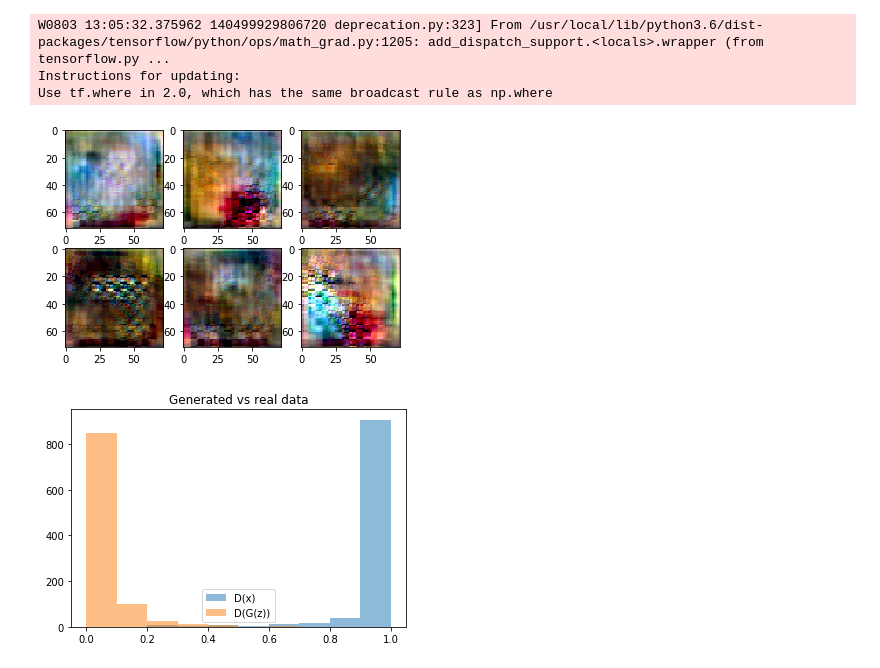
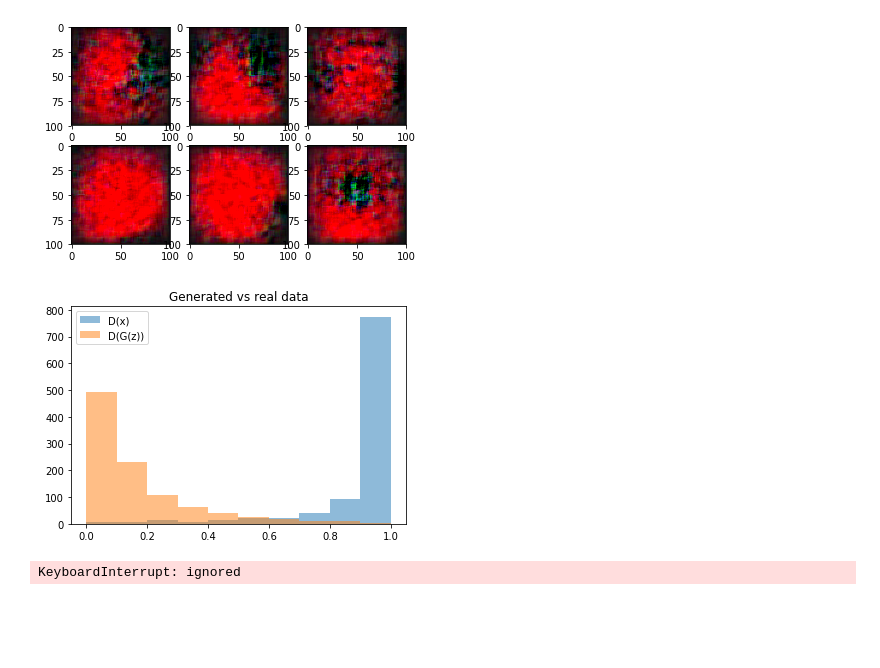
Before and after one commit to Pacoanes/Next-Frida, a Jupyter notebook: train.ipynb, the cells around one changed output. Drawn from its saved outputs; the diff is of its cells as text; code cells hidden in the pictures; blank space fills up the shorter version.

```diff
--- a/train.ipynb
+++ b/train.ipynb
@@ -20,7 +16,7 @@ import cv2
 import numpy as np
 import matplotlib.pyplot as plt
 # %%
-def detect_faces(cascade, test_image, scaleFactor = 1.05):
+def detect_faces(cascade, test_image, scaleFactor = 1.1):
     # create a copy of the image to prevent any changes to the original one.
     image_copy = test_image.copy()
 
@@ -28,7 +24,7 @@ def detect_faces(cascade, test_image, scaleFactor = 1.05):
     #gray_image = cv2.cvtColor(image_copy, cv2.COLOR_BGR2RGB)
 
     # Applying the haar classifier to detect faces
-    faces_rect = cascade.detectMultiScale(image_copy, minSize=(50, 50), scaleFactor=scaleFactor, minNeighbors=4)
+    faces_rect = cascade.detectMultiScale(image_copy, minSize=(50, 50), scaleFactor=scaleFactor, minNeighbors=10)
 
     if (faces_rect==()):
         return 0
@@ -42,7 +38,7 @@ def detect_faces(cascade, test_image, scaleFactor = 1.05):
             nx = int(centerx - r)
             ny = int(centery - r)
             nr = int(r * 2)
-    faceimg = image_copy[ny:ny+nr+30, nx:nx+nr+30]
+    faceimg = image_copy[ny:ny+nr+10, nx:nx+nr+10]
 
     return faceimg
 # %%
@@ -56,7 +52,7 @@ for img in os.listdir(path):
         img_array = cv2.imread(os.path.join(path,img))
         faces = detect_faces(haar_cascade_face, img_array)
         img_rgb = cv2.cvtColor(faces, cv2.COLOR_BGR2RGB)
-        new_array = cv2.resize(img_rgb, (72, 72))
+        new_array = cv2.resize(img_rgb, (100, 100))
         training_data.append(new_array)
     except Exception as e:
         pass
@@ -113,11 +99,11 @@ generator = Sequential()
 generator.add(L.InputLayer([CODE_SIZE],name='noise'))
 generator.add(L.Dense(18*8*8, activation='elu'))
 generator.add(L.Reshape((8,8,18)))
-generator.add(L.Deconv2D(32,kernel_size=(4,4),activation='elu'))
-generator.add(L.Deconv2D(32,kernel_size=(4,4),activation='elu'))
-generator.add(L.UpSampling2D(size=(5,5)))
-generator.add(L.Deconv2D(16,kernel_size=2,activation='elu'))
-generator.add(L.Deconv2D(16,kernel_size=2,activation='elu'))
+generator.add(L.Deconv2D(32,kernel_size=(5,5),activation='elu'))
+generator.add(L.Deconv2D(32,kernel_size=(5,5),activation='elu'))
+generator.add(L.UpSampling2D(size=(6,6)))
+generator.add(L.Deconv2D(16,kernel_size=3,activation='elu'))
+generator.add(L.Deconv2D(16,kernel_size=3,activation='elu'))
 generator.add(L.Deconv2D(16,kernel_size=2,activation='elu'))
 generator.add(L.Conv2D(3,kernel_size=2,activation=None))
 
@@ -217,10 +200,6 @@ d_loss += tf.reduce_mean(discriminator.layers[-1].kernel**2)
 #optimize
 
 disc_optimizer = tf.train.GradientDescentOptimizer(1e-3).minimize(d_loss,var_list=discriminator.trainable_weights)
-# %% [output]
-W0803 13:05:32.375962 140499929806720 deprecation.py:323] From /usr/local/lib/python3.6/dist-packages/tensorflow/python/ops/math_grad.py:1205: add_dispatch_support.<locals>.wrapper (from tensorflow.py ...
-Instructions for updating:
-Use tf.where in 2.0, which has the same broadcast rule as np.where
 # %%
 ########################
 ###generator training###
@@ -262,25 +241,26 @@ def sample_probas(bsize):
 # %%
 from IPython import display
 from tqdm import tqdm
-for epoch in tqdm(range(30000)):
+for epoch in tqdm(range(40000)):
 
     feed_dict = {
         real_data:sample_data_batch(100),
         noise:sample_noise_batch(100)
     }
 
     for i in range(5):
         s.run(disc_optimizer,feed_dict)
 
     s.run(gen_optimizer,feed_dict)
 
     if epoch %100==0:
         display.clear_output(wait=True)
         sample_images(2,3,True)
         sample_probas(1000)
 # %% [output]
-[figure, old version]
+[figure, new version]
-[figure, old version]
+[figure, new version]
+KeyboardInterrupt: ignored
 # %%
 plt.figure(figsize=[16,24])
 sample_images(16,8)
```
Also changed, not shown: parts of 8 cells of this notebook.
